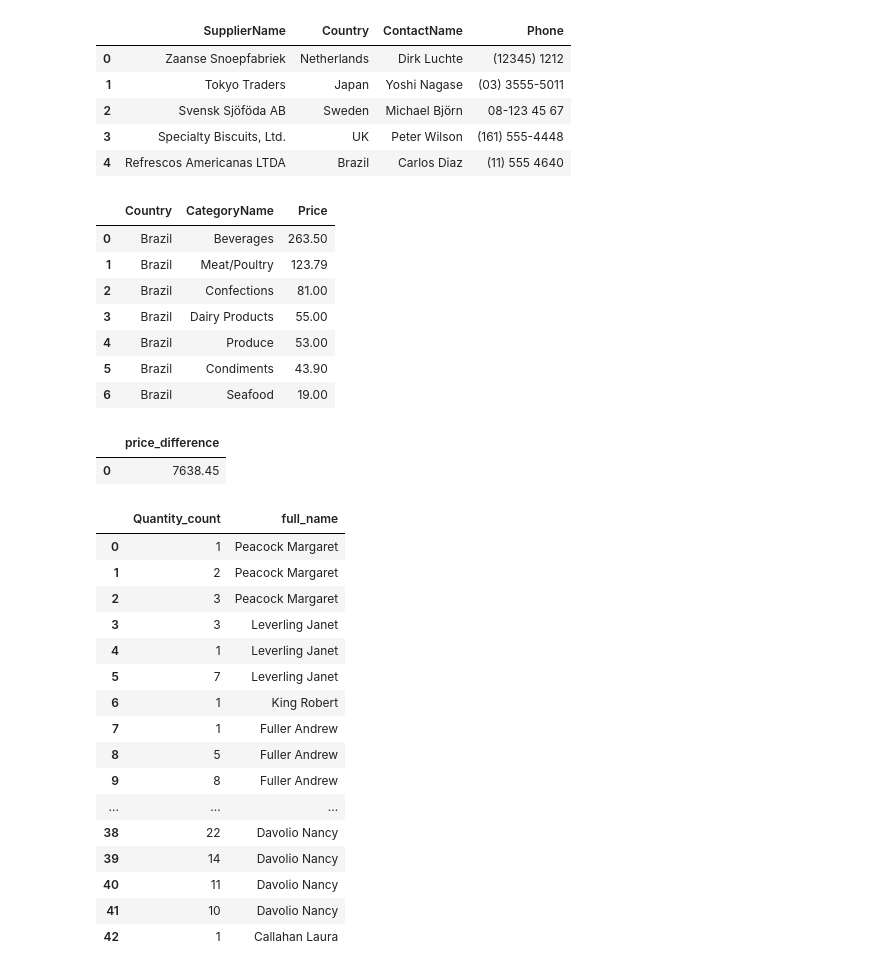
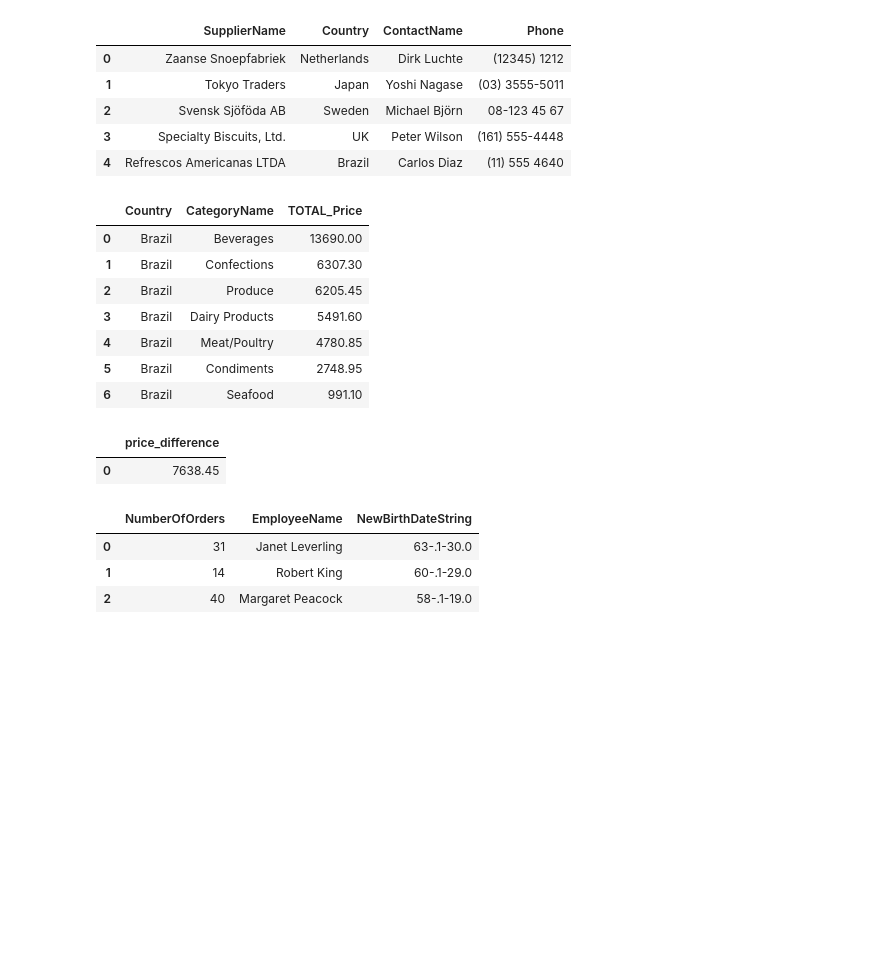
Before and after one commit to Burcevilya/DZ_SQL, a Jupyter notebook: DZ1_SQL_Burcev.ipynb, the cells around one changed output. Drawn from its saved outputs; the diff is of its cells as text; code cells hidden in the pictures; blank space fills up the shorter version.

```diff
--- a/DZ1_SQL_Burcev.ipynb
+++ b/DZ1_SQL_Burcev.ipynb
@@ -195,27 +192,29 @@ pd.read_sql(
 tasks+=1
 pd.read_sql(
     '''
-    SELECT Country, CategoryName, Price
+    SELECT Country, CategoryName, sum(Price*Quantity) as TOTAL_Price
     FROM Categories  left join Products on Categories.CategoryID=Products.CategoryID
     left join OrderDetails on Products.ProductID=OrderDetails.ProductID
     left join Orders on OrderDetails.OrderID=Orders.OrderID
     left join Customers on Orders.CustomerID=Customers.CustomerID
     where Country = 'Brazil'
     GROUP BY CategoryName
-    HAVING max(Price)
-    ORDER BY Price desc
+    ORDER BY TOTAL_Price desc
     ''',
     con,
 )
+
+#Алексей: "ORDER BY Price desc" - определяется по максимальной цене одной единицы товара. Общую сумму нужно определять по сумме цен, помноженных на кол-во единиц товара - sum(Price*Quantity).
+#Илья: Скорректировал
 # %% [output]
-|  | Country | CategoryName | Price |
-| 0 | Brazil | Beverages | 263.50 |
-| 1 | Brazil | Meat/Poultry | 123.79 |
-| 2 | Brazil | Confections | 81.00 |
-| 3 | Brazil | Dairy Products | 55.00 |
-| 4 | Brazil | Produce | 53.00 |
-| 5 | Brazil | Condiments | 43.90 |
-| 6 | Brazil | Seafood | 19.00 |
+|  | Country | CategoryName | TOTAL_Price |
+| 0 | Brazil | Beverages | 13690.00 |
+| 1 | Brazil | Confections | 6307.30 |
+| 2 | Brazil | Produce | 6205.45 |
+| 3 | Brazil | Dairy Products | 5491.60 |
+| 4 | Brazil | Meat/Poultry | 4780.85 |
+| 5 | Brazil | Condiments | 2748.95 |
+| 6 | Brazil | Seafood | 991.10 |
 # %%
 #8. Какая разница в стоимости между самым дорогим и самым дешевым заказом из США.
 
@@ -249,48 +248,35 @@ FROM MaxMinPrices;
 # %%
 #9.Выведите количество заказов у каждого их трех самых молодых сотрудников, а также имя и фамилию во второй колонке.
 
 tasks+=1
 pd.read_sql(
     '''
-    WITH YoungestEmployees AS (
-    select BirthDate
-    from Employees
-    order by BirthDate desc
-    LIMIT 3
+SELECT
+  count(o.OrderID) as NumberOfOrders,
+  e.FirstName || ' ' || e.LastName AS EmployeeName,
+  SUBSTR(e.BirthDate, 9, 2) || '-' || SUBSTR(e.BirthDate, 6, 2) || '-' || SUBSTR(e.BirthDate, 1, 4) as NewBirthDateString
+from Employees e join Orders o on e.EmployeeID = o.EmployeeID
+where e.EmployeeID in (
+  SELECT EmployeeID
+  FROM Employees
+  ORDER BY BirthDate DESC
+  LIMIT 3
 )
-
-SELECT COUNT(Quantity) AS Quantity_count, LastName|| ' ' || FirstName AS full_name
- FROM Employees E left join Orders O on E.EmployeeID=O.EmployeeID
- left join OrderDetails OD on O.OrderID=OD.OrderID
-GROUP BY Quantity
-having COUNT(Quantity)
-ORDER BY full_name desc
-;
+GROUP BY e.EmployeeID
+ORDER BY NewBirthDateString desc;
 
     ''',
     con,
 )
 
 
-#не могу понять, в чем дело с датами рождения
+#Алексей: Нужно составить новую дату в виде строки(с помощью substr) и определять порядок по этой новой строке.
+#Илья: Скорректировал
 # %% [output]
-|  | Quantity_count | full_name |
-| 0 | 1 | Peacock Margaret |
-| 1 | 2 | Peacock Margaret |
-| 2 | 3 | Peacock Margaret |
-| 3 | 3 | Leverling Janet |
-| 4 | 1 | Leverling Janet |
-| 5 | 7 | Leverling Janet |
-| 6 | 1 | King Robert |
-| 7 | 1 | Fuller Andrew |
-| 8 | 5 | Fuller Andrew |
-| 9 | 8 | Fuller Andrew |
-| ... | ... | ... |
-| 38 | 22 | Davolio Nancy |
-| 39 | 14 | Davolio Nancy |
-| 40 | 11 | Davolio Nancy |
-| 41 | 10 | Davolio Nancy |
-| 42 | 1 | Callahan Laura |
+|  | NumberOfOrders | EmployeeName | NewBirthDateString |
+| 0 | 31 | Janet Leverling | 63-.1-30.0 |
+| 1 | 14 | Robert King | 60-.1-29.0 |
+| 2 | 40 | Margaret Peacock | 58-.1-19.0 |
 # %%
 #10.Сколько банок крабового мяса всего было заказано.
 
```
Also changed, not shown: parts of 5 cells of this notebook.
